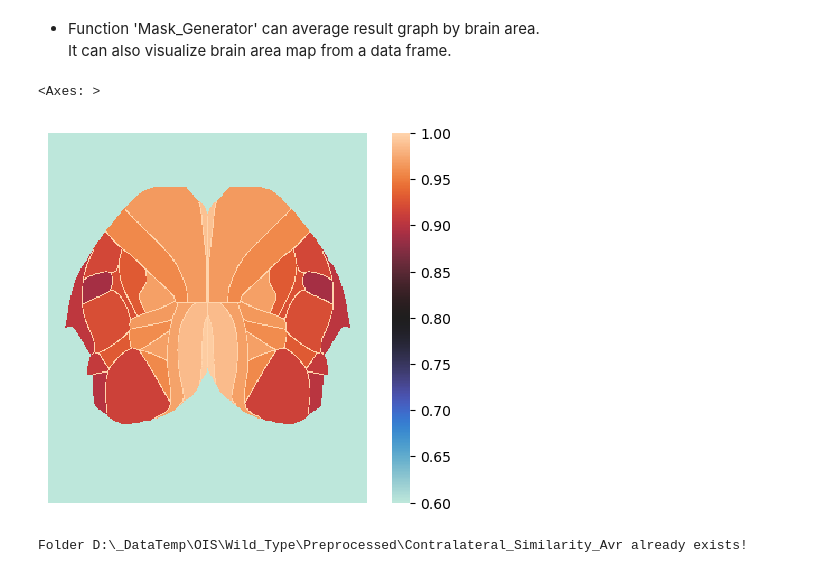
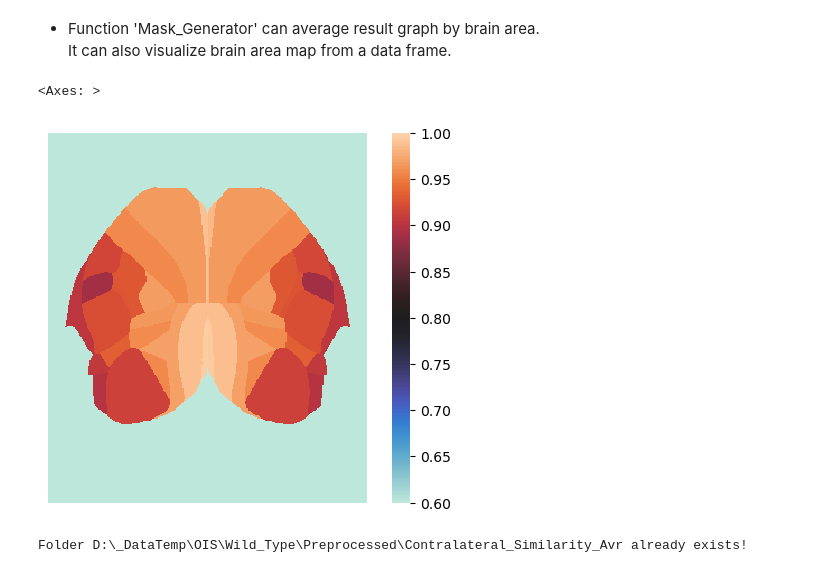
Before and after one commit to adolescent/Lulab_OI_Infrastructure, a Jupyter notebook: Tutorial/FC_Analysis_Demo/Part2_Direct_Corr_Methods/P2A1_Seedpoint_CorrMatrix.ipynb, the cells around one changed output. Saved outputs shown, nothing was run; the diff lists cells and outputs as text; code cells hidden in the pictures.

Commit message:
Brain Mask fix
Now different brain masks have no overlapping, and leave no space between them too.

```diff
--- a/Tutorial/FC_Analysis_Demo/Part2_Direct_Corr_Methods/P2A1_Seedpoint_CorrMatrix.ipynb
+++ b/Tutorial/FC_Analysis_Demo/Part2_Direct_Corr_Methods/P2A1_Seedpoint_CorrMatrix.ipynb
@@ -218,22 +220,24 @@ It can also visualize brain area map from a data frame.
 # %%
 contra_matrix_avr = np.zeros(shape = contra_matrix.shape)
 
 
 for i in tqdm(range(len(contra_matrix))):
     graph = contra_matrix[i,:,:]
     c_response = MG.Avr_By_Area(graph=graph,min_pix = 100)
     c_resp_map = MG.Get_Weight_Map(c_response)
 
-    # NOTE this avr have a litte problem on boulder, so you need to clip it.
-    contra_matrix_avr[i,:,:] = np.clip(c_resp_map,-1,1)
+    # # NOTE this avr have a litte problem on boulder, so you need to clip it.
+    # # Problem fixed on new map id.
+    contra_matrix_avr[i,:,:] = c_resp_map
+
 
 
 # show example corr.
 
 sns.heatmap(c_resp_map,square=True,vmax = 1,center = 0.8,vmin = 0.6,xticklabels = False,yticklabels = False)
 # %% [output]
 <Axes: >
-[figure, old version]
+[figure, new version]
 # %%
 # save brain-avr contralateral matrix.
 savepath = cf.join(wp,'Contralateral_Similarity_Avr')
```
Also changed, not shown: parts of 1 cell of this notebook, 5 other files.
